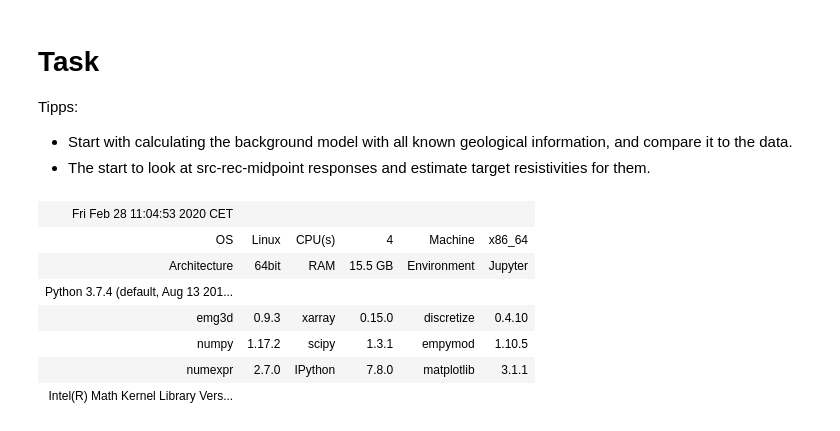
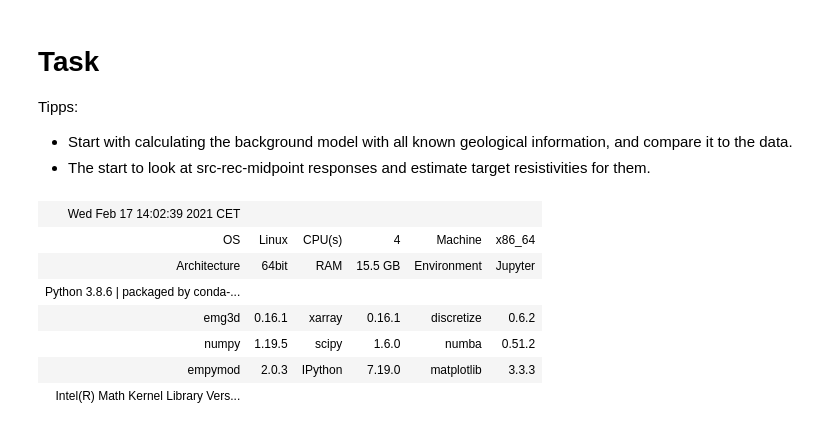
Before and after one commit to prisae/AESM1450, a Jupyter notebook: 5-Manual-inversion.ipynb, the cells around one changed output. Cells and saved outputs as stored; diff of their text form; code cells hidden in the pictures.

Commit message:
Update to empymod>2, emg3d>0.16, SimPEG>0.14

```diff
--- a/5-Manual-inversion.ipynb
+++ b/5-Manual-inversion.ipynb
@@ -171,13 +170,13 @@ Tipps:
 - Start with calculating the background model with all known geological information, and compare it to the data.
 - The start to look at src-rec-midpoint responses and estimate target resistivities for them.
 # %%
-empymod.Report([emg3d, xr, discretize])
+empymod.Report([emg3d, xr, 'discretize'])
 # %% [output]
-| Fri Feb 28 11:04:53 2020 CET |  |  |  |  |  |
+| Wed Feb 17 14:02:39 2021 CET |  |  |  |  |  |
 | OS | Linux | CPU(s) | 4 | Machine | x86_64 |
 | Architecture | 64bit | RAM | 15.5 GB | Environment | Jupyter |
-| Python 3.7.4 (default, Aug 13 201... |  |  |  |  |  |
-| emg3d | 0.9.3 | xarray | 0.15.0 | discretize | 0.4.10 |
-| numpy | 1.17.2 | scipy | 1.3.1 | empymod | 1.10.5 |
-| numexpr | 2.7.0 | IPython | 7.8.0 | matplotlib | 3.1.1 |
+| Python 3.8.6 | packaged by conda-... |  |  |  |  |  |
+| emg3d | 0.16.1 | xarray | 0.16.1 | discretize | 0.6.2 |
+| numpy | 1.19.5 | scipy | 1.6.0 | numba | 0.51.2 |
+| empymod | 2.0.3 | IPython | 7.19.0 | matplotlib | 3.3.3 |
 | Intel(R) Math Kernel Library Vers... |  |  |  |  |  |
```
Also changed, not shown: parts of 8 cells of this notebook, 6 other files.
